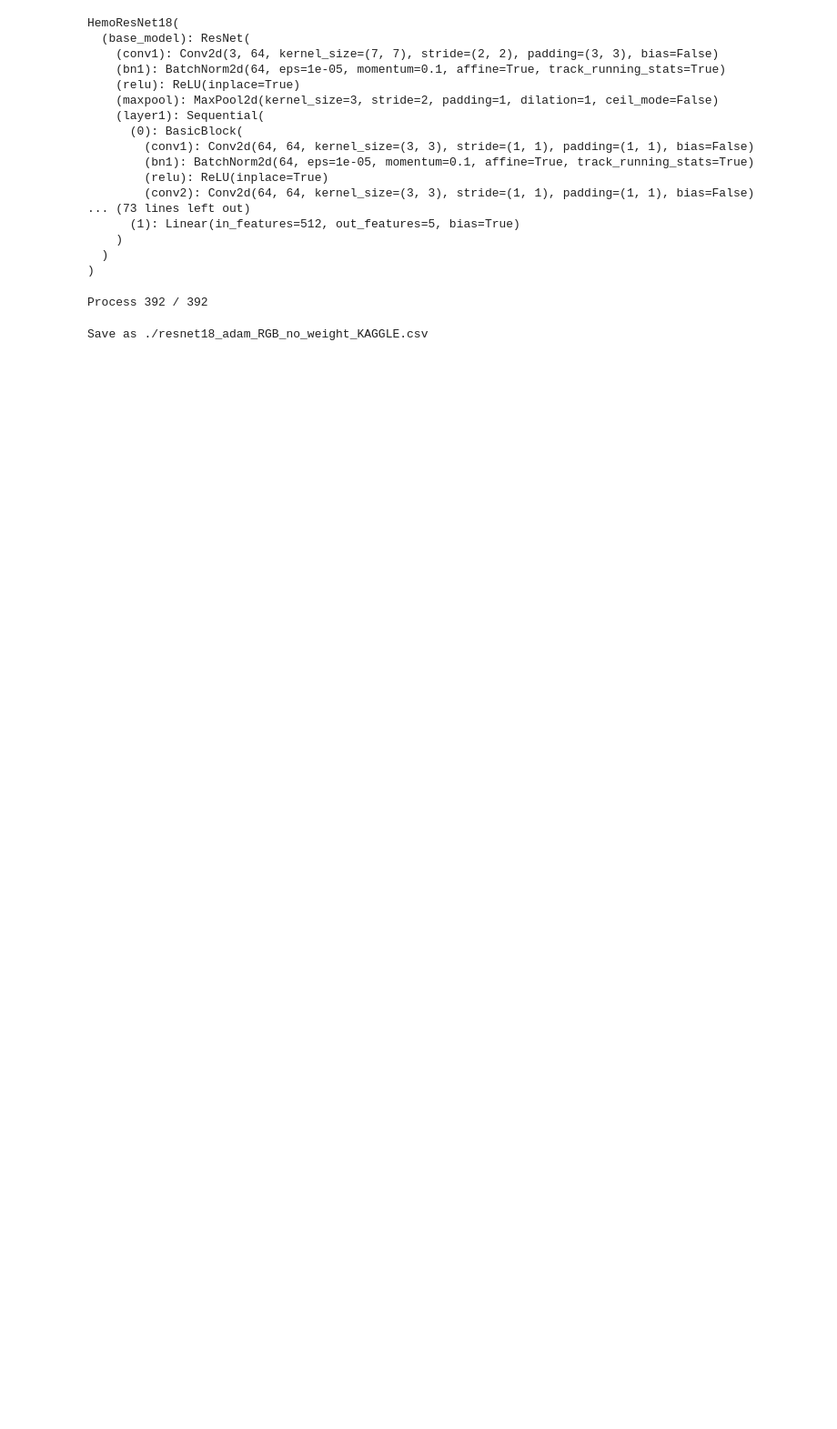
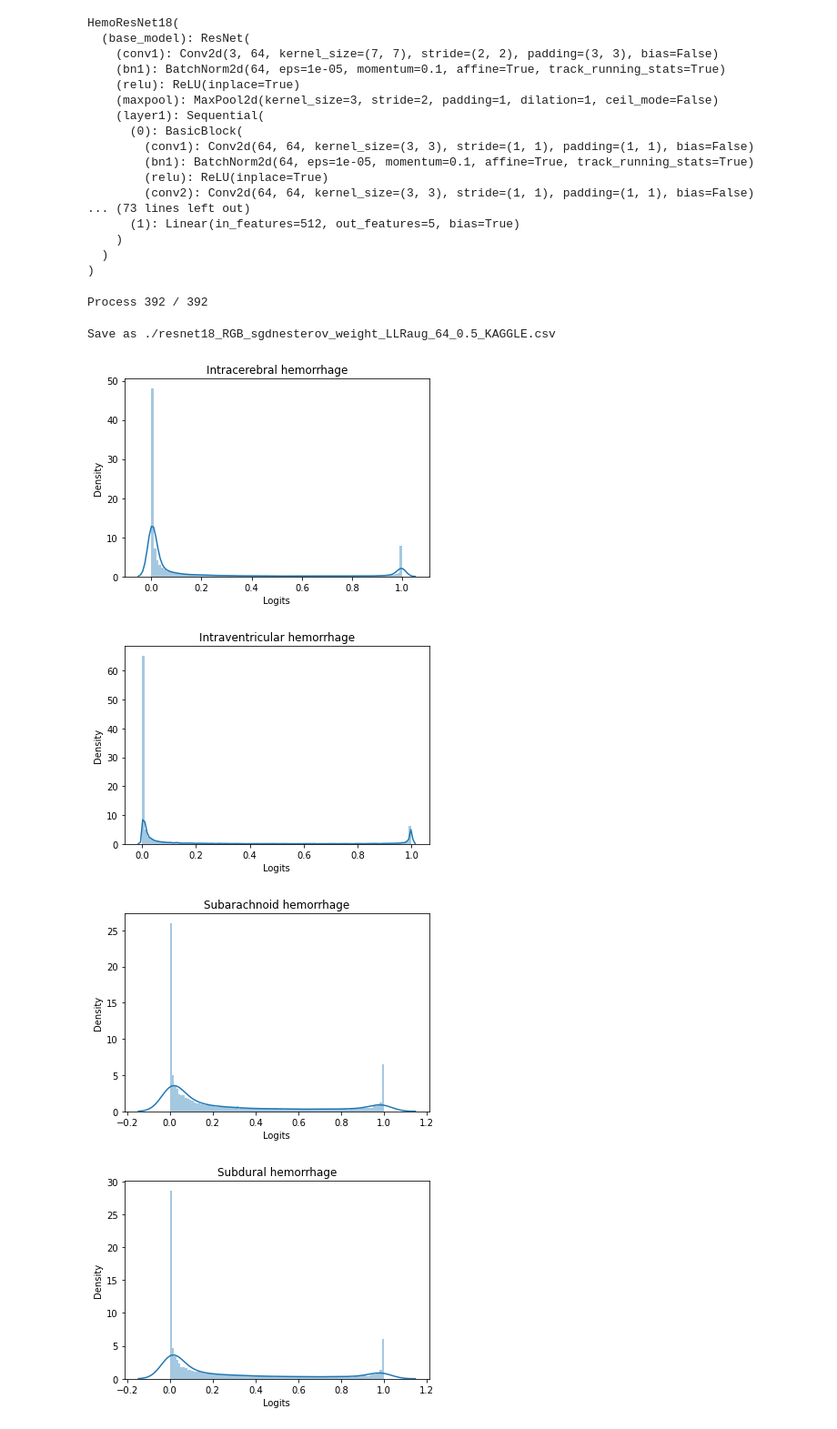
Before and after one commit to DLCV-Fall-2020/medical-imaging-hohoho, a Jupyter notebook: Inference.ipynb, the cells around one changed output. Shown at 91% size. Cells and saved outputs as stored; diff of their text form; code cells hidden in the pictures; blank space fills up the shorter version.

```diff
--- a/Inference.ipynb
+++ b/Inference.ipynb
@@ -11,14 +12,19 @@ import numpy as np
 import pandas as pd
 # %%
 test_id_list = get_test_pt_id_list("Blood_data/test/")
-test_dataset = HemorrhageDataset(test_id_list, data_root = "./Blood_data/test/", stack_img = True, mode="test")
-test_loader = DataLoader(test_dataset, batch_size=64, shuffle=False, num_workers = 16, pin_memory=True)
+val_transform = transforms.Compose([
+                                    transforms.ToTensor(),
+                                    transforms.Normalize(mean=[0.5, 0.5, 0.5],
+                                                        std=[0.5, 0.5, 0.5])
+                                ])
+test_dataset = ReHemorrhageDataset(test_id_list, data_root = "./Blood_data/test/", stack_img = True, mode="test",augmentation=val_transform)
+test_loader = DataLoader(test_dataset, batch_size=64, shuffle=True, num_workers = 16, pin_memory=True)
 # %%
 device = "cuda"
 num_class = 5
 
 model = HemoResNet18(in_channels = 3, n_classes=num_class)
-model.load_state_dict(torch.load("./model/resnet18_adam_noweight.pth"))
+model.load_state_dict(torch.load("./model/resnet18_RGB_sgdnesterov_weight_LLRaug_64.pth"))
 model.to(device)
 # %% [output]
 HemoResNet18(
@@ -59,7 +65,22 @@ prediction = np.concatenate((prediction))
 Process 392 / 392
 # %%
 prediction_to_csv(pt_name_list, image_name_list, prediction,
-                  output_csv_name="./resnet18_adam_RGB_no_weight.csv",
+                  output_csv_name="./resnet18_RGB_sgdnesterov_weight_LLRaug_64_0.5.csv",
                   threshold=0.5, to_kaggle=True, remove_defunct=True)
 # %% [output]
-Save as ./resnet18_adam_RGB_no_weight_KAGGLE.csv
+Save as ./resnet18_RGB_sgdnesterov_weight_LLRaug_64_0.5_KAGGLE.csv
+# %%
+import matplotlib.pyplot as plt
+import seaborn as sns
+category = ['Intracerebral hemorrhage', 'Intraventricular hemorrhage', 'Subarachnoid hemorrhage', 'Subdural hemorrhage', 'Epidural hematoma']
+for i in range(5):
+    sns.distplot(prediction[:,i], bins=100)
+    plt.title(f"{category[i]}")
+    plt.xlabel("Logits")
+    plt.ylabel("Density")
+    plt.show()
+# %% [output]
+[figure, added]
+[figure, added]
+[figure, added]
+[figure, added]
```
Also changed, not shown: parts of 2 cells of this notebook, 3 other files.
